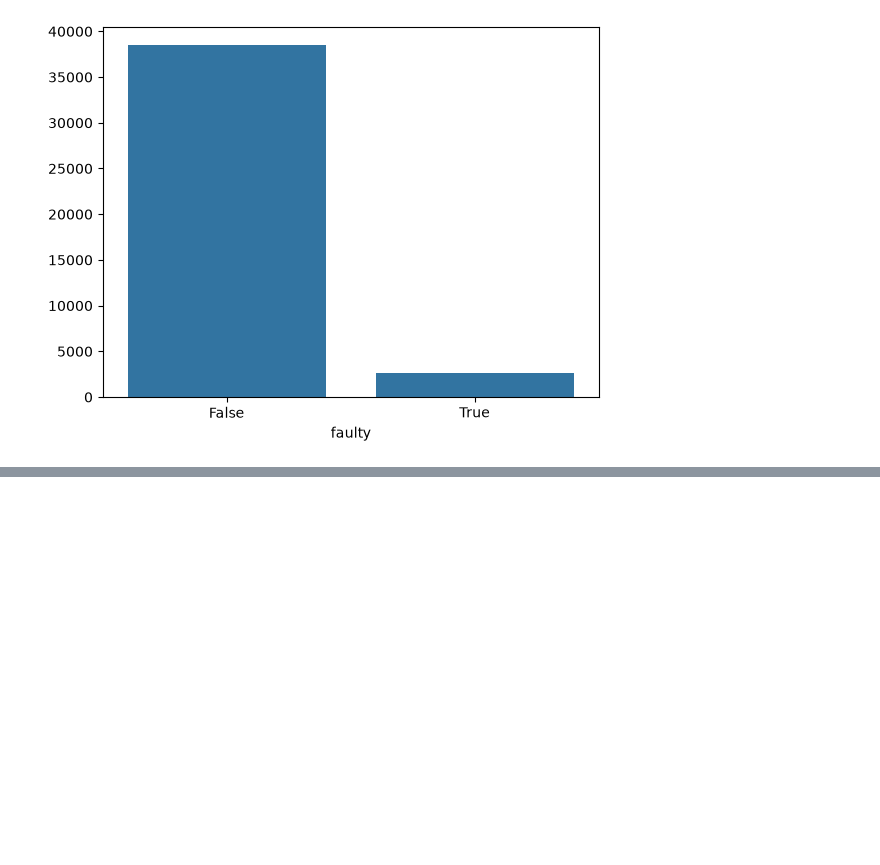
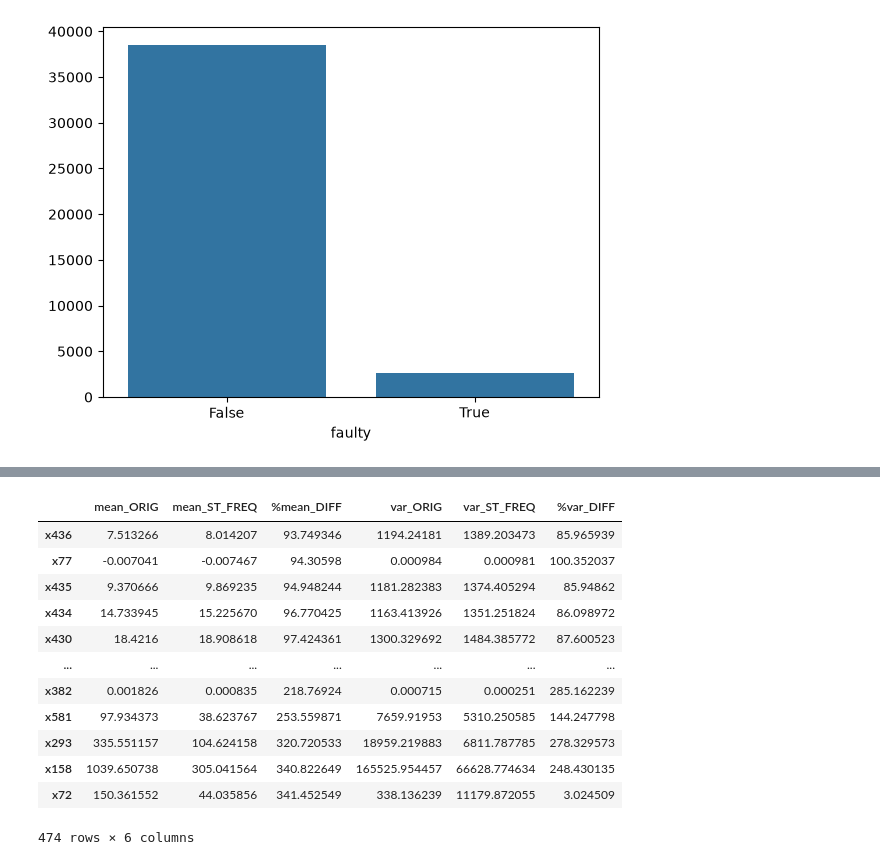
Before and after one commit to pancurster/secom-ml, a Jupyter notebook: notebooks/eda02.ipynb, the cells around one changed output, grey strips where cells are left out. Saved outputs shown, nothing was run; the diff lists cells and outputs as text; code cells hidden in the pictures; blank space fills up the shorter version.

```diff
--- a/notebooks/eda02.ipynb
+++ b/notebooks/eda02.ipynb
@@ -211,0 +243,23 @@ plt.show()
+# %%
+stats = pd.DataFrame()
+stats['mean_ORIG'] = X.mean()
+stats['mean_ST_FREQ'] = X_FREQ.mean()
+stats['%mean_DIFF'] = X.mean() / X_FREQ.mean() * 100
+stats['var_ORIG'] = X.var()
+stats['var_ST_FREQ'] = X_FREQ.var()
+stats['%var_DIFF'] = X.var() / X_FREQ.var() * 100
+stats.sort_values('%mean_DIFF')
+# %% [output]
+|  | mean_ORIG | mean_ST_FREQ | %mean_DIFF | var_ORIG | var_ST_FREQ | %var_DIFF |
+| x436 | 7.513266 | 8.014207 | 93.749346 | 1194.24181 | 1389.203473 | 85.965939 |
+| x77 | -0.007041 | -0.007467 | 94.30598 | 0.000984 | 0.000981 | 100.352037 |
+| x435 | 9.370666 | 9.869235 | 94.948244 | 1181.282383 | 1374.405294 | 85.94862 |
+| x434 | 14.733945 | 15.225670 | 96.770425 | 1163.413926 | 1351.251824 | 86.098972 |
+| x430 | 18.4216 | 18.908618 | 97.424361 | 1300.329692 | 1484.385772 | 87.600523 |
+| ... | ... | ... | ... | ... | ... | ... |
+| x382 | 0.001826 | 0.000835 | 218.76924 | 0.000715 | 0.000251 | 285.162239 |
+| x581 | 97.934373 | 38.623767 | 253.559871 | 7659.91953 | 5310.250585 | 144.247798 |
+| x293 | 335.551157 | 104.624158 | 320.720533 | 18959.219883 | 6811.787785 | 278.329573 |
+| x158 | 1039.650738 | 305.041564 | 340.822649 | 165525.954457 | 66628.774634 | 248.430135 |
+| x72 | 150.361552 | 44.035856 | 341.452549 | 338.136239 | 11179.872055 | 3.024509 |
+474 rows × 6 columns
```
Also changed, not shown: parts of 7 cells of this notebook, 2 other files.
